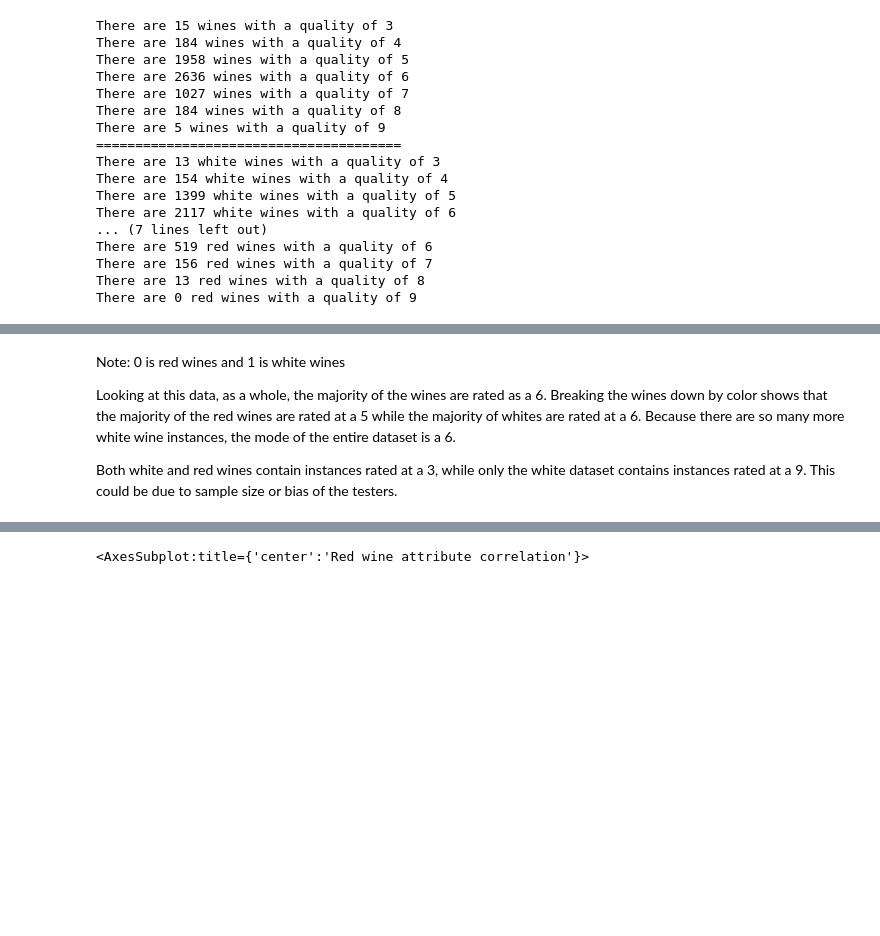
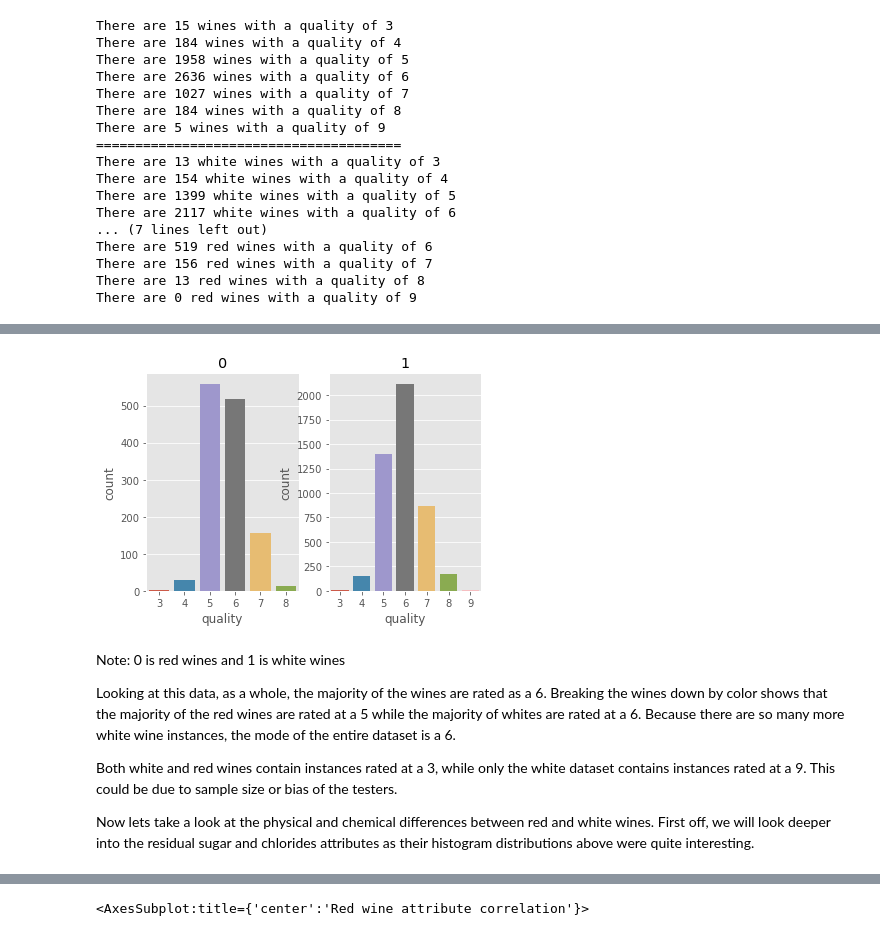
Before and after one commit to harrisonnoble/ml-projects, a Jupyter notebook: Lab 1/Lab 1.ipynb, the cells around one changed output, grey strips where cells are left out. Saved outputs shown, nothing was run; the diff lists cells and outputs as text; code cells hidden in the pictures; blank space fills up the shorter version.

```diff
--- a/Lab 1/Lab 1.ipynb
+++ b/Lab 1/Lab 1.ipynb
@@ -305,6 +291,21 @@ plt.show()
+# %%
+fig, ax = plt.subplots(1, 2)
+
+color_grp = df_full.groupby(by='color')
+
+count = 0
+for clr, grp in color_grp:
+    sns.countplot(x='quality', data=grp, ax=ax[count]).set_title(clr)
+    count += 1
+
+fig.show()
+# %% [output]
+[figure, added]
 # %% [markdown]
 Note: 0 is red wines and 1 is white wines
 
 Looking at this data, as a whole, the majority of the wines are rated as a 6. Breaking the wines down by color shows that the majority of the red wines are rated at a 5 while the majority of whites are rated at a 6. Because there are so many more white wine instances, the mode of the entire dataset is a 6.
 
 Both white and red wines contain instances rated at a 3, while only the white dataset contains instances rated at a 9. This could be due to sample size or bias of the testers.
+
+Now lets take a look at the physical and chemical differences between red and white wines. First off, we will look deeper into the residual sugar and chlorides attributes as their histogram distributions above were quite interesting.
```
Also changed, not shown: parts of 10 cells of this notebook.
